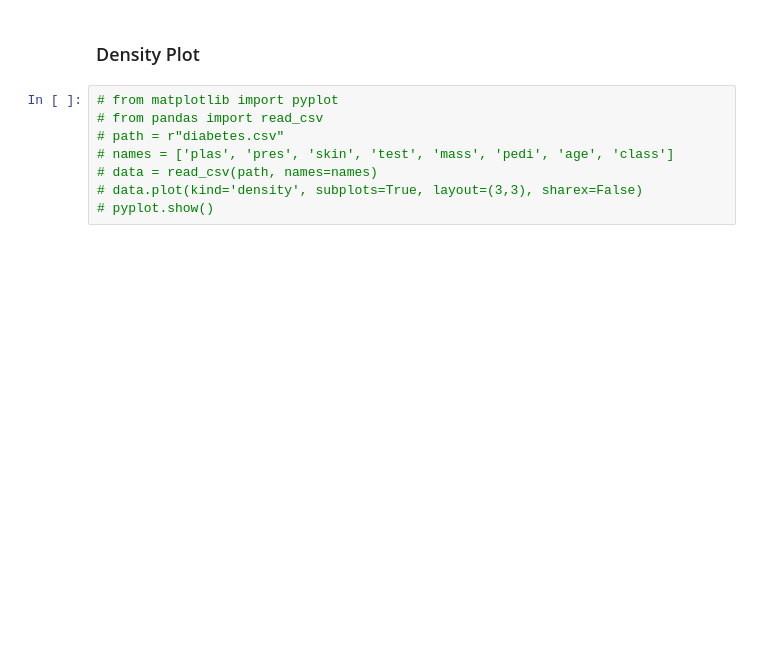
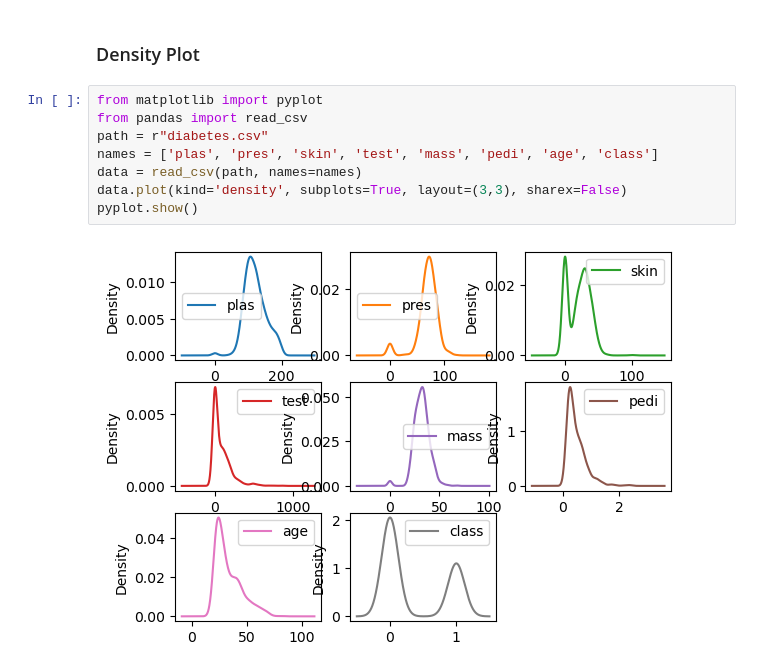
Before and after one commit to Abdulrehman512/Data-Science-AI, a Jupyter notebook: Data Analysis/Data_Analysis_by_Z.Usmani/4.6_One_Dimensional_Plots/index.ipynb, the cells around one changed output. Cells and saved outputs as stored; diff of their text form; blank space fills up the shorter version.

Commit message:
One Dimensional Plots

```diff
--- a/Data Analysis/Data_Analysis_by_Z.Usmani/4.6_One_Dimensional_Plots/index.ipynb
+++ b/Data Analysis/Data_Analysis_by_Z.Usmani/4.6_One_Dimensional_Plots/index.ipynb
@@ -83,10 +83,12 @@ plt.show()
 # %% [markdown]
 ### Density Plot
 # %%
-# from matplotlib import pyplot
-# from pandas import read_csv
-# path = r"diabetes.csv"
-# names = ['plas', 'pres', 'skin', 'test', 'mass', 'pedi', 'age', 'class']
-# data = read_csv(path, names=names)
-# data.plot(kind='density', subplots=True, layout=(3,3), sharex=False)
-# pyplot.show()
+from matplotlib import pyplot
+from pandas import read_csv
+path = r"diabetes.csv"
+names = ['plas', 'pres', 'skin', 'test', 'mass', 'pedi', 'age', 'class']
+data = read_csv(path, names=names)
+data.plot(kind='density', subplots=True, layout=(3,3), sharex=False)
+pyplot.show()
+# %% [output]
+[figure, added]
```
Also changed, not shown: 1 other file.
